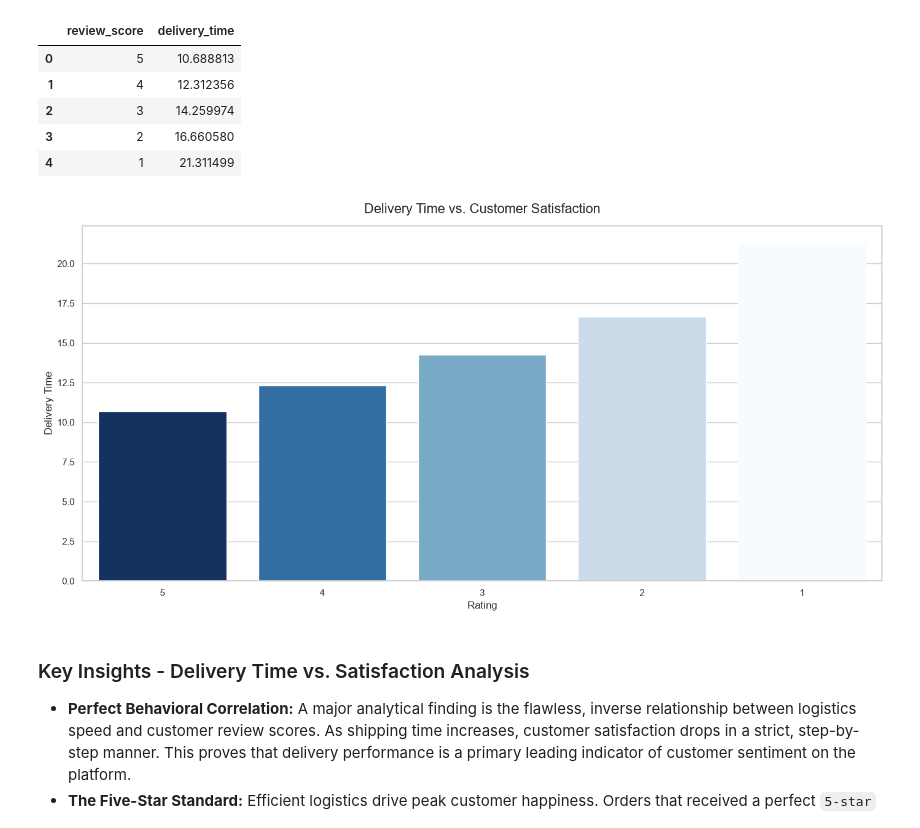
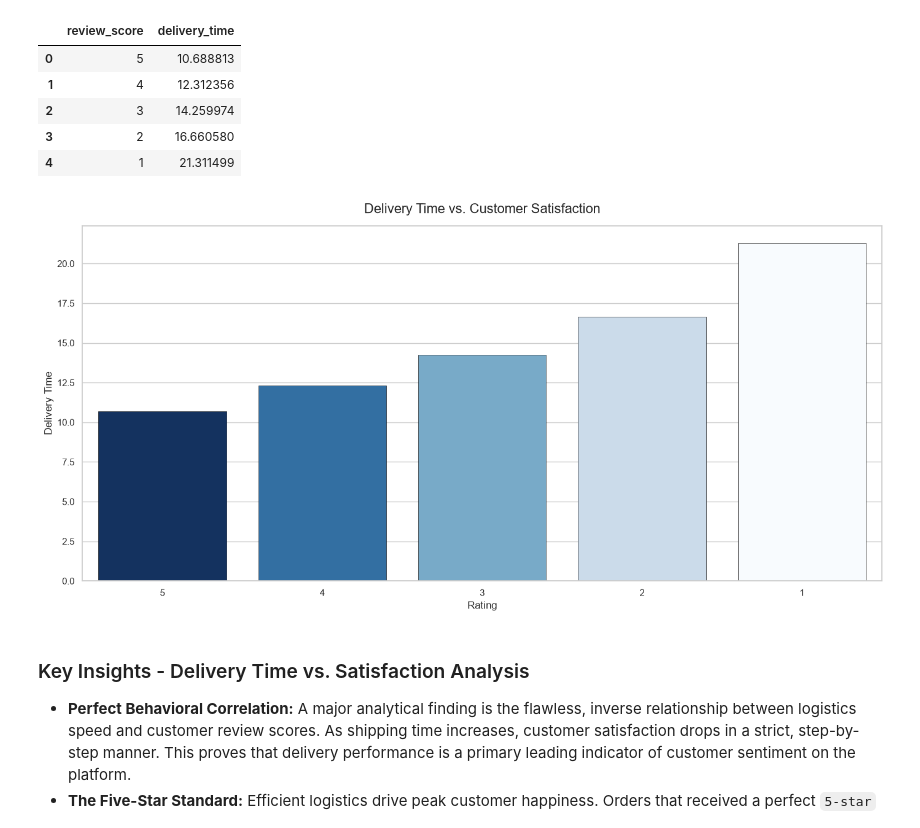
Before and after one commit to Chrzanisko/data-driven-ecommerce, a Jupyter notebook: notebooks/eda.ipynb, the cells around one changed output. Cells and saved outputs as stored; diff of their text form; code cells hidden in the pictures.

```diff
--- a/notebooks/eda.ipynb
+++ b/notebooks/eda.ipynb
@@ -406,23 +406,25 @@ df_delivery.head()
 # %%
 plt.figure(figsize=(14, 7), facecolor='white')
 ax = sns.barplot(
     data=df_delivery,
     x='review_score',
     y='delivery_time',
     hue='review_score',
     order=df_delivery['review_score'],
     legend=False,
-    palette="Blues"
+    palette="Blues",
+    edgecolor='black',
+    linewidth=0.4
 )
 plt.title('Delivery Time vs. Customer Satisfaction', fontsize=16, pad=15)
 plt.xlabel('Rating', fontsize=12)
 plt.ylabel('Delivery Time', fontsize=12)
 plt.tight_layout()
 
 plt.savefig(os.path.join(images_dir, 'Delivery.png'))
 plt.show()
 # %% [output]
-[figure, old version]
+[figure, new version]
 # %% [markdown]
 ### Key Insights - Delivery Time vs. Satisfaction Analysis
 
```
Also changed, not shown: 1 other file.
